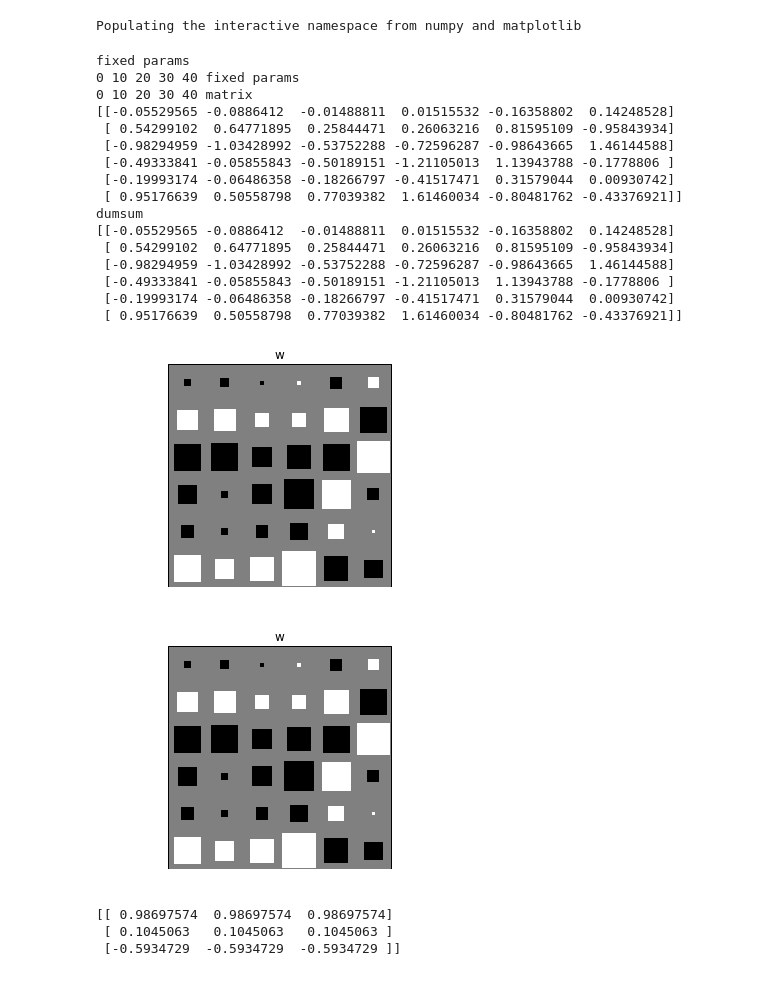
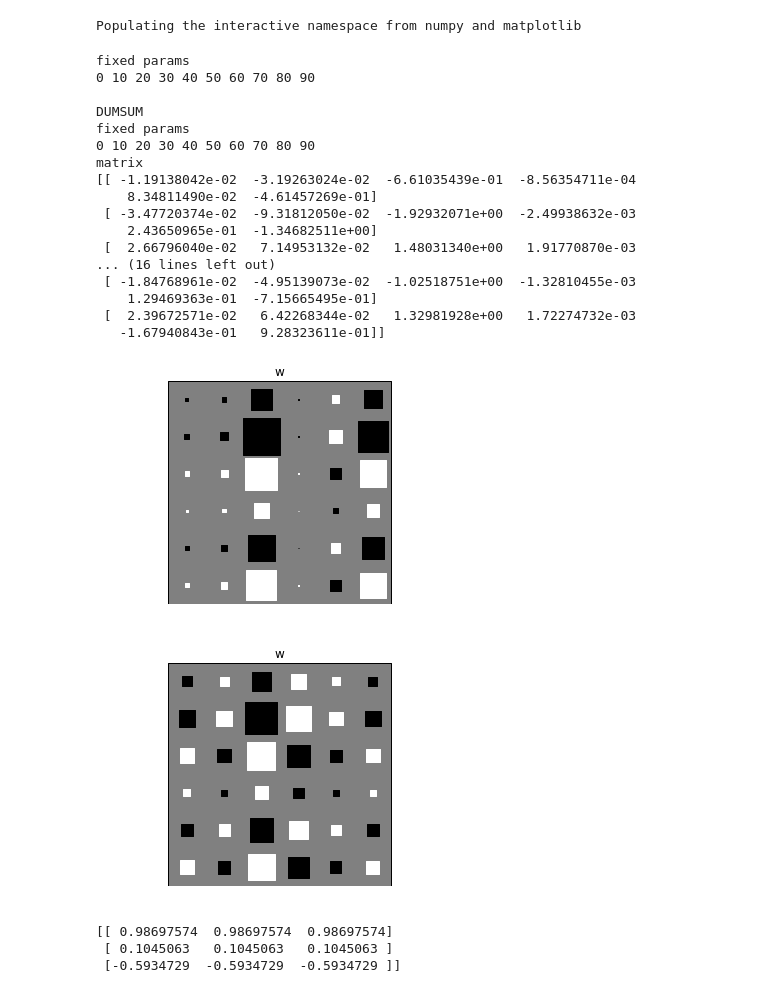
Before and after one commit to stablum/mlpm, a Jupyter notebook: 3/lab03draft-dumsum.ipynb, the cells around one changed output. Drawn from its saved outputs; the diff is of its cells as text; code cells hidden in the pictures.

```diff
--- a/3/lab03draft-dumsum.ipynb
+++ b/3/lab03draft-dumsum.ipynb
@@ -53,14 +53,14 @@ N = 100
 data = numpy.random.multivariate_normal(means, covariance, (N)).T
 
 params = [None] * 8
-params[0] = means_x = np.random.randn(dims, N)
-params[1] = sigma_x = np.random.randn(dims, dims)
-params[2] = mean_mu = np.random.randn(dims, 1)
-params[3] = sigma_mu = np.random.randn(dims, dims)
-params[4] = means_w = np.random.randn(dims, dims)
-params[5] = sigma_w = np.random.randn(dims, dims)
-params[6] = bs_alpha_tilde = np.abs(np.random.randn(dims, 1))
-params[7] = b_tau_tilde = np.abs(np.random.randn(1))
+params[0] = np.random.randn(dims, N)
+params[1] = np.random.randn(dims, dims)
+params[2] = np.random.randn(dims, 1)
+params[3] = np.random.randn(dims, dims)
+params[4] = np.random.randn(dims, dims)
+params[5] = np.random.randn(dims, dims)
+params[6] = np.abs(np.random.randn(dims, 1))
+params[7] = np.abs(np.random.randn(1))
 # %%
 %pylab inline
 import scipy.special as sp
@@ -138,7 +138,7 @@ class BayesianPCA(object):
         # Update means of mu
         product = np.dot(self.means_w, self.means_x)
         dif = D - product
-        summed = np.sum(dif, 1)
+        summed = np.array([np.sum(dif, 1)]).T
         final_product = np.dot(self.sigma_mu, summed)
         self.mean_mu = exp_tau *  final_product
 
@@ -158,18 +158,13 @@ class BayesianPCA(object):
         self.sigma_w = numpy.linalg.inv(exp_alpha_diag +  (exp_tau * sum_exp_xxt))
 
         # Update mu of W
-        # w(k) is a column
+        # w(k) is a row
+
         for k in range(self.d):# for each column
-            summed = np.zeros((self.d,1))
-            for i in range(self.N):
-                exp_xn = self.means_x[:,i]
-                diff = D[k,i] - self.mean_mu[k]
-                product = exp_xn * diff
-                summed = summed + array([product]).T
-
-            self.means_w[k,:] = np.dot(np.multiply(exp_tau, self.sigma_mu), summed)[:,0]
-
-        repmat = np.tile(self.mean_mu, (1,self.N))
+            repmat = np.tile(self.mean_mu, (1,self.N))
+            product = np.multiply(self.means_x, D-repmat)
+            summed_out = np.array([np.sum(product,1)]).T
+            self.means_w[k,:] = exp_tau * np.dot(self.sigma_w, summed_out)[:,0]
 
 
     def update_alpha(self):
@@ -240,48 +235,50 @@ Populating the interactive namespace from numpy and matplotlib
 # %%
 import matplotlib.pyplot as plt
 from mpl_toolkits.mplot3d import Axes3D
 
 def plot_data(X):
     fig = plt.figure()
     ax = fig.add_subplot(111, projection='3d')
     ax.scatter(X[0,:], X[1,:], zs=X[2,:])
 
 bay_pca = BayesianPCA(dims,N, fixed=params)
-bay_pca.fit(data, 50)
+bay_pca.fit(data, 100)
 
+print '\n\nDUMSUM'
 dumsum = BayesianPCA_DUMSUM(dims,N, fixed=params)
-dumsum.fit(data, 50)
+dumsum.fit(data, 100)
 
-print 'matrix\n', bay_pca.means_w
+print '\nmatrix\n', bay_pca.means_w
 print 'dumsum\n', dumsum.means_w
 
 hinton(bay_pca.means_w)
 plt.title('w')
 plt.show()
 # %% [output]
 fixed params
-0 10 20 30 40 fixed params
-0 10 20 30 40 matrix
-[[-0.05529565 -0.0886412  -0.01488811  0.01515532 -0.16358802  0.14248528]
- [ 0.54299102  0.64771895  0.25844471  0.26063216  0.81595109 -0.95843934]
- [-0.98294959 -1.03428992 -0.53752288 -0.72596287 -0.98643665  1.46144588]
- [-0.49333841 -0.05855843 -0.50189151 -1.21105013  1.13943788 -0.1778806 ]
- [-0.19993174 -0.06486358 -0.18266797 -0.41517471  0.31579044  0.00930742]
- [ 0.95176639  0.50558798  0.77039382  1.61460034 -0.80481762 -0.43376921]]
-dumsum
-[[-0.05529565 -0.0886412  -0.01488811  0.01515532 -0.16358802  0.14248528]
- [ 0.54299102  0.64771895  0.25844471  0.26063216  0.81595109 -0.95843934]
- [-0.98294959 -1.03428992 -0.53752288 -0.72596287 -0.98643665  1.46144588]
- [-0.49333841 -0.05855843 -0.50189151 -1.21105013  1.13943788 -0.1778806 ]
- [-0.19993174 -0.06486358 -0.18266797 -0.41517471  0.31579044  0.00930742]
- [ 0.95176639  0.50558798  0.77039382  1.61460034 -0.80481762 -0.43376921]]
+0 10 20 30 40 50 60 70 80 90
+
+DUMSUM
+fixed params
+0 10 20 30 40 50 60 70 80 90
+matrix
+[[ -1.19138042e-02  -3.19263024e-02  -6.61035439e-01  -8.56354711e-04
+    8.34811490e-02  -4.61457269e-01]
+ [ -3.47720374e-02  -9.31812050e-02  -1.92932071e+00  -2.49938632e-03
+    2.43650965e-01  -1.34682511e+00]
+ [  2.66796040e-02   7.14953132e-02   1.48031340e+00   1.91770870e-03
+... (16 lines left out)
+ [ -1.84768961e-02  -4.95139073e-02  -1.02518751e+00  -1.32810455e-03
+    1.29469363e-01  -7.15665495e-01]
+ [  2.39672571e-02   6.42268344e-02   1.32981928e+00   1.72274732e-03
+   -1.67940843e-01   9.28323611e-01]]
-[figure, old version]
+[figure, new version]
 # %%
 hinton(dumsum.means_w)
 plt.title('w')
 plt.show()
 # %% [output]
-[figure, old version]
+[figure, new version]
 # %%
 blaat = np.random.randn(3,1)
 
```
